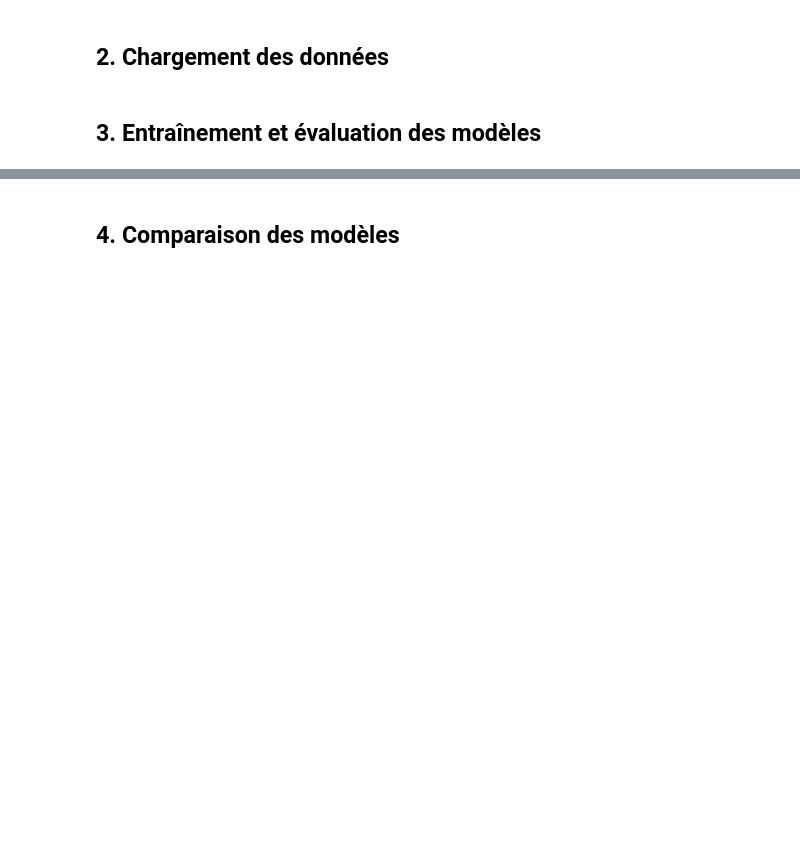
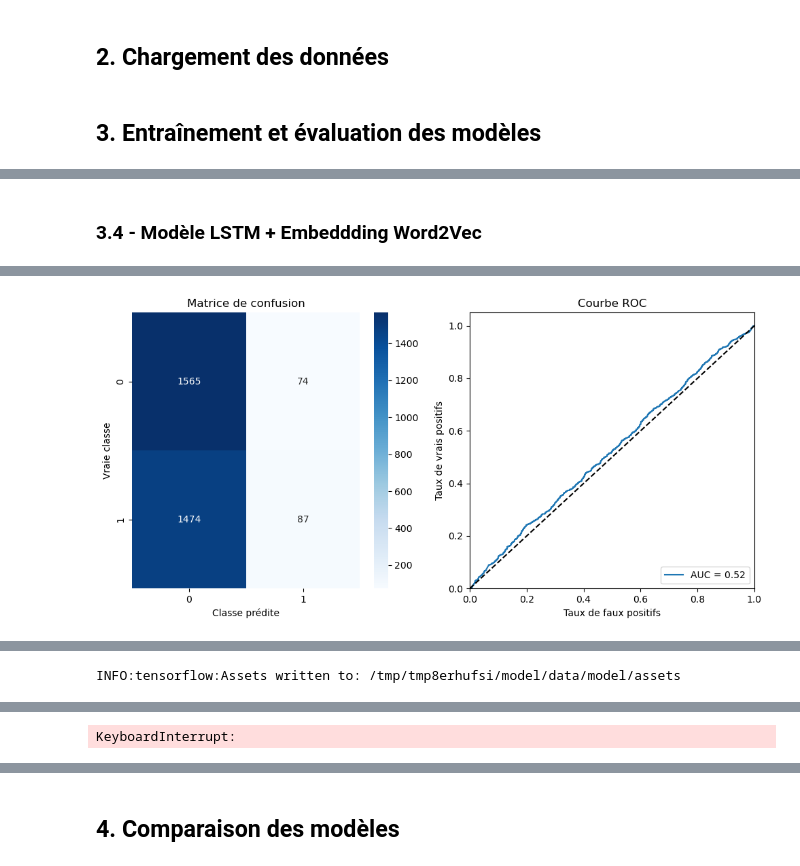
Before and after one commit to mehdimunim/OC7, a Jupyter notebook: notebooks/03_Mehdi_MUNIM_modelisation.ipynb, the cells around one changed output, grey strips where cells are left out. Drawn from its saved outputs; the diff is of its cells as text; code cells hidden in the pictures; blank space fills up the shorter version.

```diff
--- a/notebooks/03_Mehdi_MUNIM_modelisation.ipynb
+++ b/notebooks/03_Mehdi_MUNIM_modelisation.ipynb
@@ -148,12 +230,0 @@ F1-score: 0.7351
-# %%
-#@title 3.4 Entraînement et évaluation du modèle LSTM
-
-# Créer et entraîner le modèle LSTM
-model_lstm = model.create_lstm_model(input_shape=(X_train_w2v.shape[1],))
-model_lstm.fit(X_train_w2v, y_train, epochs=10, batch_size=32, validation_split=0.2)
-
-# Évaluer le modèle
-evaluation.evaluer_modele(model_lstm, X_test_w2v, y_test)
-
-# Sauvegarder le modèle
-model.save_model_weights(model_lstm, "model_lstm")
@@ -178,0 +231,60 @@ F1-score: 0.7365
+# %% [markdown]
+### 3.4 - Modèle LSTM + Embeddding Word2Vec
+# %%
+#@title 3.8 Entraînement et évaluation du modèle LSTM avec Word2Vec et MLflow (optimisation du batch_size)
+
+import mlflow
+import mlflow.keras
+from gensim.models import Word2Vec
+
+# Entraîner le modèle Word2Vec sur les tweets prétraités
+sentences = [tweet.split() for tweet in X_train]
+model_w2v = Word2Vec(sentences, vector_size=100, window=5, min_count=1, workers=4)
+
+# Créer la matrice d'embedding
+embedding_matrix = np.zeros((len(model_w2v.wv), 100))
+
+# Itérer sur les mots du vocabulaire
+for i, word in enumerate(model_w2v.wv.index_to_key):  # Utiliser index_to_key pour obtenir les mots
+    embedding_matrix[i] = model_w2v.wv[word]
+
+# Entraîner le modèle sur les données d'entraînement
+X_train_w2v = [[model_w2v.wv.key_to_index.get(word, 0) for word in tweet.split()] for tweet in X_train]
+X_test_w2v = [[model_w2v.wv.key_to_index.get(word, 0) for word in tweet.split()] for tweet in X_test]
+
+# Remplir les séquences avec des zéros pour qu'elles aient toutes la même longueur
+max_length = 100  # Définir la longueur maximale des séquences
+X_train_w2v = pad_sequences(X_train_w2v, maxlen=max_length)
+X_test_w2v = pad_sequences(X_test_w2v, maxlen=max_length)
+
+# Définir les valeurs de batch_size à tester
+batch_sizes = [16, 32, 64, 128]
+
+for batch_size in batch_sizes:
+    with mlflow.start_run():
+        # Créer le modèle LSTM
+        model_lstm = model.create_lstm_model(input_shape=(embedding_matrix.shape[0], embedding_matrix.shape[1]),
+                                            embedding_matrix = embedding_matrix)
+
+        # Entraîner le modèle avec le batch_size actuel
+        model_lstm.fit(X_train_w2v, y_train, epochs=10, batch_size=batch_size, validation_split=0.2)
+
+        # Évaluer le modèle et récupérer les métriques
+        accuracy, precision, recall, f1, predict_time = evaluation.evaluer_modele(model_lstm, X_test_w2v, y_test)
+
+        # Enregistrer les paramètres
+        mlflow.log_param("model", "LSTM")
+        mlflow.log_param("embedding", "Word2Vec")
+        mlflow.log_param("epochs", 10)
+        mlflow.log_param("batch_size", batch_size)
+        mlflow.log_metric("predict_time", predict_time)
+
+        # Enregistrer les métriques
+        mlflow.log_metric("accuracy", accuracy)
+        mlflow.log_metric("precision", precision)
+        mlflow.log_metric("recall", recall)
+        mlflow.log_metric("f1_score", f1)
+
+        # Enregistrer le modèle
+        mlflow.keras.log_model(model_lstm, "model_lstm_w2v")
+# %% [output]
@@ -178,0 +308 @@ F1-score: 0.7365
+[figure, added]
@@ -178,0 +310 @@ F1-score: 0.7365
+INFO:tensorflow:Assets written to: /tmp/tmp8erhufsi/model/data/model/assets
@@ -178,0 +328 @@ F1-score: 0.7365
+KeyboardInterrupt:
```
Also changed, not shown: parts of 18 cells of this notebook, 4 other files.
